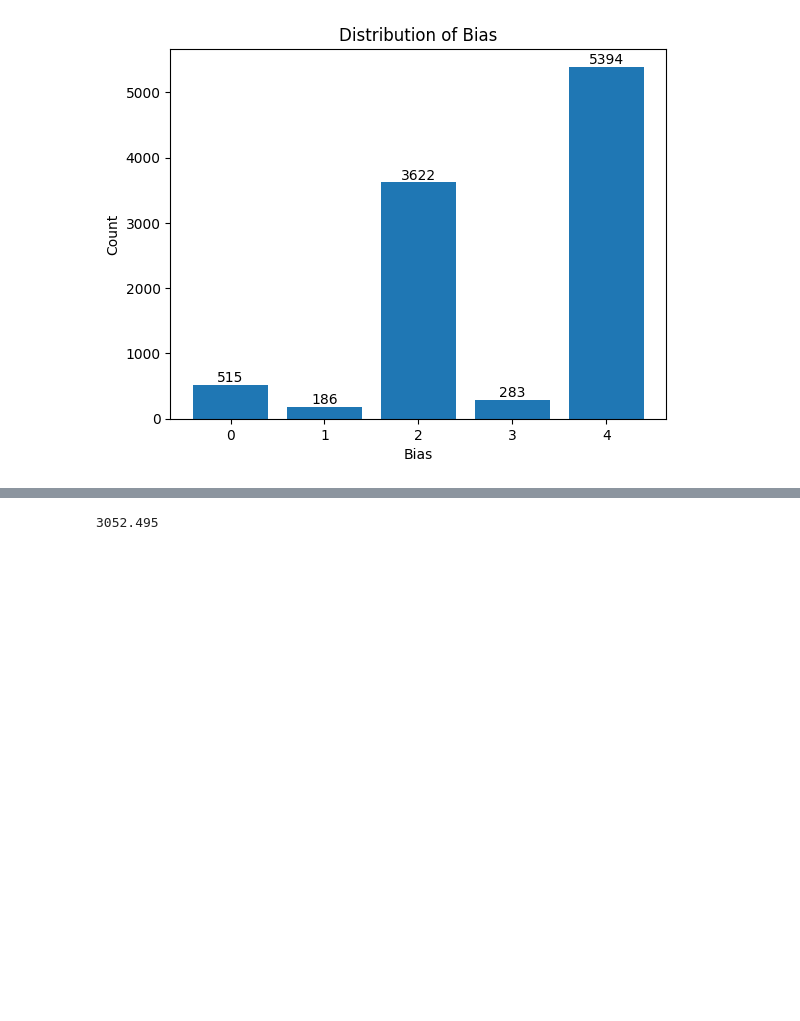
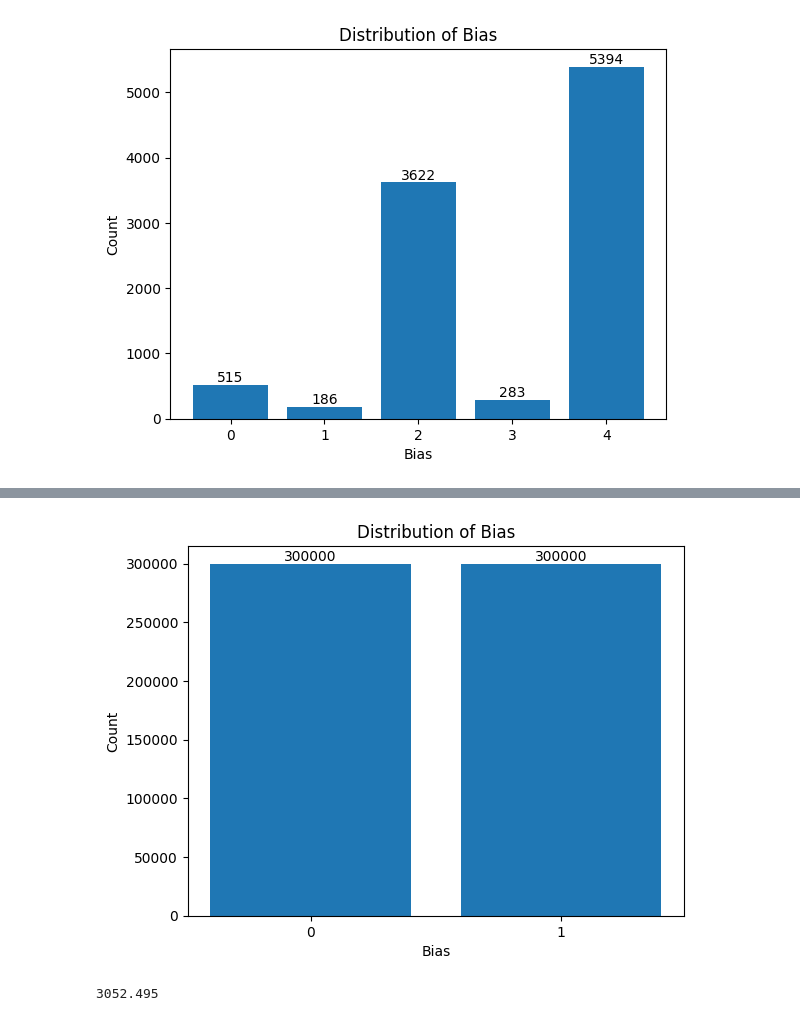
Before and after one commit to AbineshSivakumar/HyperPartisan_Classification_Using_BERT, a Jupyter notebook: Statistics.ipynb, the cells around one changed output, grey strips where cells are left out. Drawn from its saved outputs; the diff is of its cells as text; code cells hidden in the pictures; blank space fills up the shorter version.

```diff
--- a/Statistics.ipynb
+++ b/Statistics.ipynb
@@ -221,3 +241,33 @@ plt.show()
+# %%
+import matplotlib.pyplot as plt
+
+
+
+# Get the 'bias' column
+bias_values = data['train']['hyperpartisan']
+
+# Count the occurrences of each bias value
+bias_counts = {True: 0, False: 0}
+for bias in bias_values:
+    bias_counts[bias] += 1
+
+# Plot the distribution
+labels = list(bias_counts.keys())
+values = list(bias_counts.values())
+
+plt.bar(labels, values)
+plt.xlabel('Bias')
+plt.ylabel('Count')
+plt.title('Distribution of Bias')
+
+# Print count values above each bar
+for i in range(len(labels)):
+    plt.text(i, values[i], str(values[i]), ha='center', va='bottom')
+
+plt.xticks(labels)  # Set the x-axis labels to the bias values
+plt.show()
+# %% [output]
+[figure, added]
 # %%
 sum(train_data['word_count'])/10000
 # %% [output]
```
Also changed, not shown: parts of 9 cells of this notebook.
